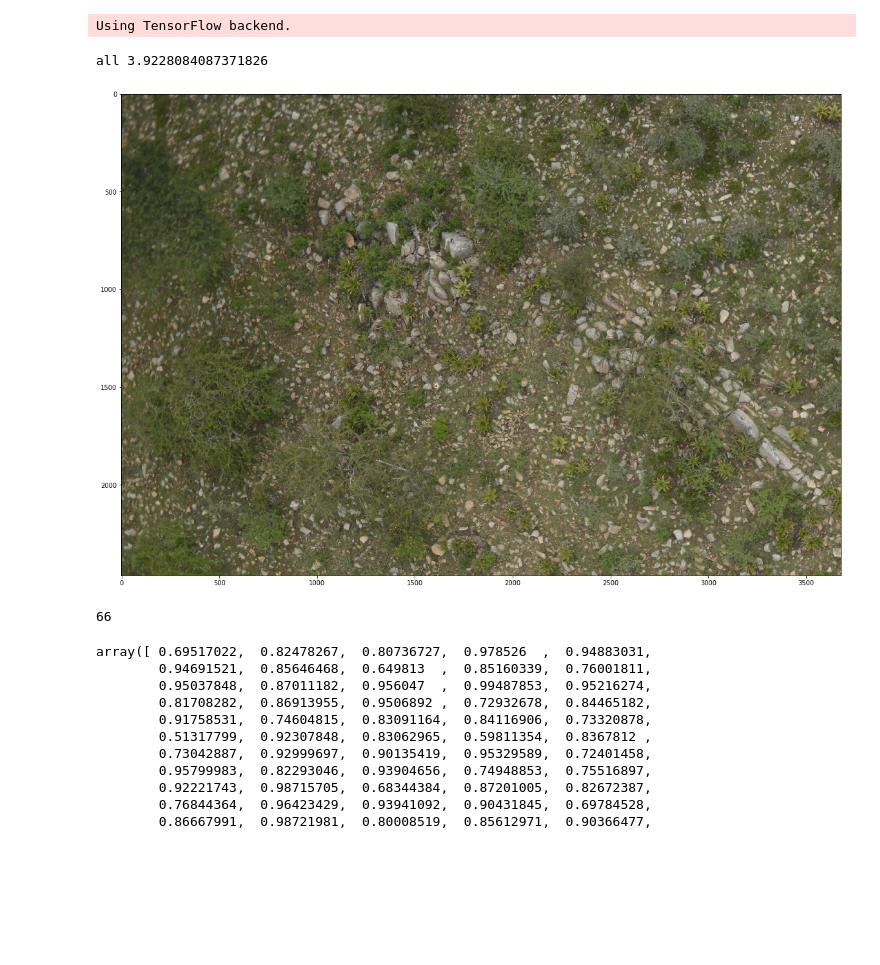
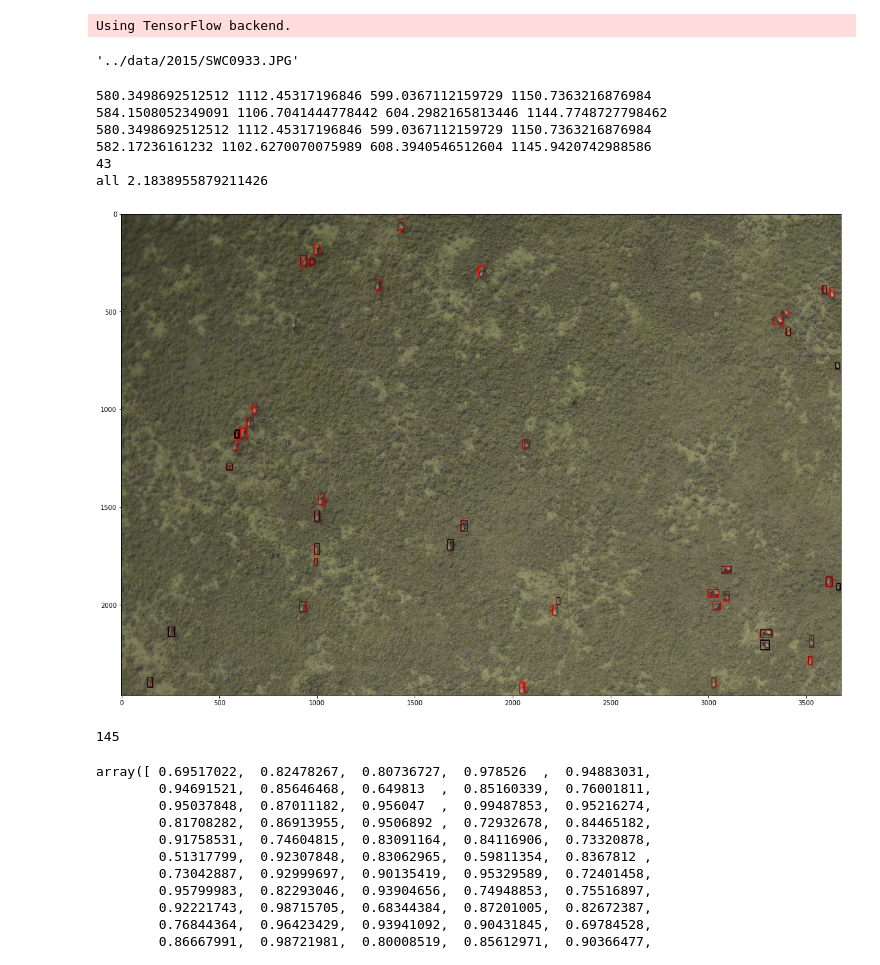
Before and after one commit to ctorney/deepWildCount, a Jupyter notebook: train/testPredict.ipynb, the cells around one changed output. Cells and saved outputs as stored; diff of their text form; code cells hidden in the pictures; blank space fills up the shorter version.

```diff
--- a/train/testPredict.ipynb
+++ b/train/testPredict.ipynb
@@ -13,7 +13,7 @@ Using TensorFlow backend.
 
 anchors = np.array([[53.57159857, 42.28639429], [29.47927551, 51.27168234], [37.15496912, 26.17125211]])
 obj_thresh=0.5
-nms_thresh=0.25
+nms_thresh=0.5
 nb_box=3
 def _sigmoid(x):
     return 1. / (1. + np.exp(-x))
@@ -48,7 +48,10 @@ def bbox_iou(box1, box2):
     w2, h2 = box2[2]-box2[0], box2[3]-box2[1]
 
     union = w1*h1 + w2*h2 - intersect
-
+    if float(intersect) / union < 0.5:
+        if float(intersect) / union > 0.25:
+            print(box1[0],box1[1],box1[2],box1[3])
+            print(box2[0],box2[1],box2[2],box2[3])
     return float(intersect) / union
 # %%
 
@@ -58,16 +61,22 @@ model = get_yolo(IMAGE_W,IMAGE_H)
 
 model.load_weights('../weights/wb-yolo.h5')
 # %%
-image_dir = '../../data/2015/'
-image_name = image_dir + 'SWC1149.JPG'
+image_dir = '../data/2015/'
+image_name = image_dir + 'SWC0933.JPG'
 img = cv2.imread(image_name)#1077.JPG') #1149.JPG')
 
 img = img[0:IMAGE_H, 0:IMAGE_W,:]
 #img = img[IMAGE_H:, 0:IMAGE_W,:]
+#img = img[0:IMAGE_H, IMAGE_W:,:]
+#img = img[IMAGE_H:, IMAGE_W:,:]
 input_image = cv2.resize(img, (IMAGE_W, IMAGE_H))
 input_image = input_image / 255.
 input_image = input_image[:,:,::-1]
 input_image = np.expand_dims(input_image, 0)
+# %%
+image_name
+# %% [output]
+'../data/2015/SWC0933.JPG'
 # %%
 startall = time.time()
 
@@ -126,36 +135,43 @@ for i in range(len(sorted_indices)):
 
 new_boxes = new_boxes[new_boxes[:,4]>0]
 end = time.time()
+print(len(new_boxes))
 print('all', end - startall)
 # %% [output]
-all 3.9228084087371826
+580.3498692512512 1112.45317196846 599.0367112159729 1150.7363216876984
+584.1508052349091 1106.7041444778442 604.2982165813446 1144.7748727798462
+580.3498692512512 1112.45317196846 599.0367112159729 1150.7363216876984
+582.17236161232 1102.6270070075989 608.3940546512604 1145.9420742988586
+43
+all 2.1838955879211426
 # %%
 
 
 img = cv2.imread(image_name)#1077.JPG') #1149.JPG')
 
 
 image = img[0:IMAGE_H, 0:IMAGE_W,:]
 #image = img[IMAGE_H:, 0:IMAGE_W,:]
-
+#image = img[0:IMAGE_H, IMAGE_W:,:]
+#image = img[IMAGE_H:, IMAGE_W:,:]
 for box in new_boxes:
     xmin  = int((box[0]))
     xmax  = int((box[2]))
     ymin  = int((box[1]))
     ymax  = int((box[3]))
     cert = 2*255*(box[4]-0.5)
 
     cv2.rectangle(image, (xmin,ymin), (xmax,ymax), (0,0,cert), 4)
 plt.figure(figsize=(20,20))
 plt.imshow(image[:,:,::-1])
-cv2.imwrite('1149COUNT.JPG',image)
+cv2.imwrite('43.JPG',image)
 plt.show()
 # %% [output]
-[figure, old version]
+[figure, new version]
-# %%
-print(66+len(new_boxes))
-# %% [output]
-66
+# %%
+42+17+47+39
+# %% [output]
+145
 # %%
 new_boxes[:,4]
 # %% [output]
```
Also changed, not shown: 3 other files.
